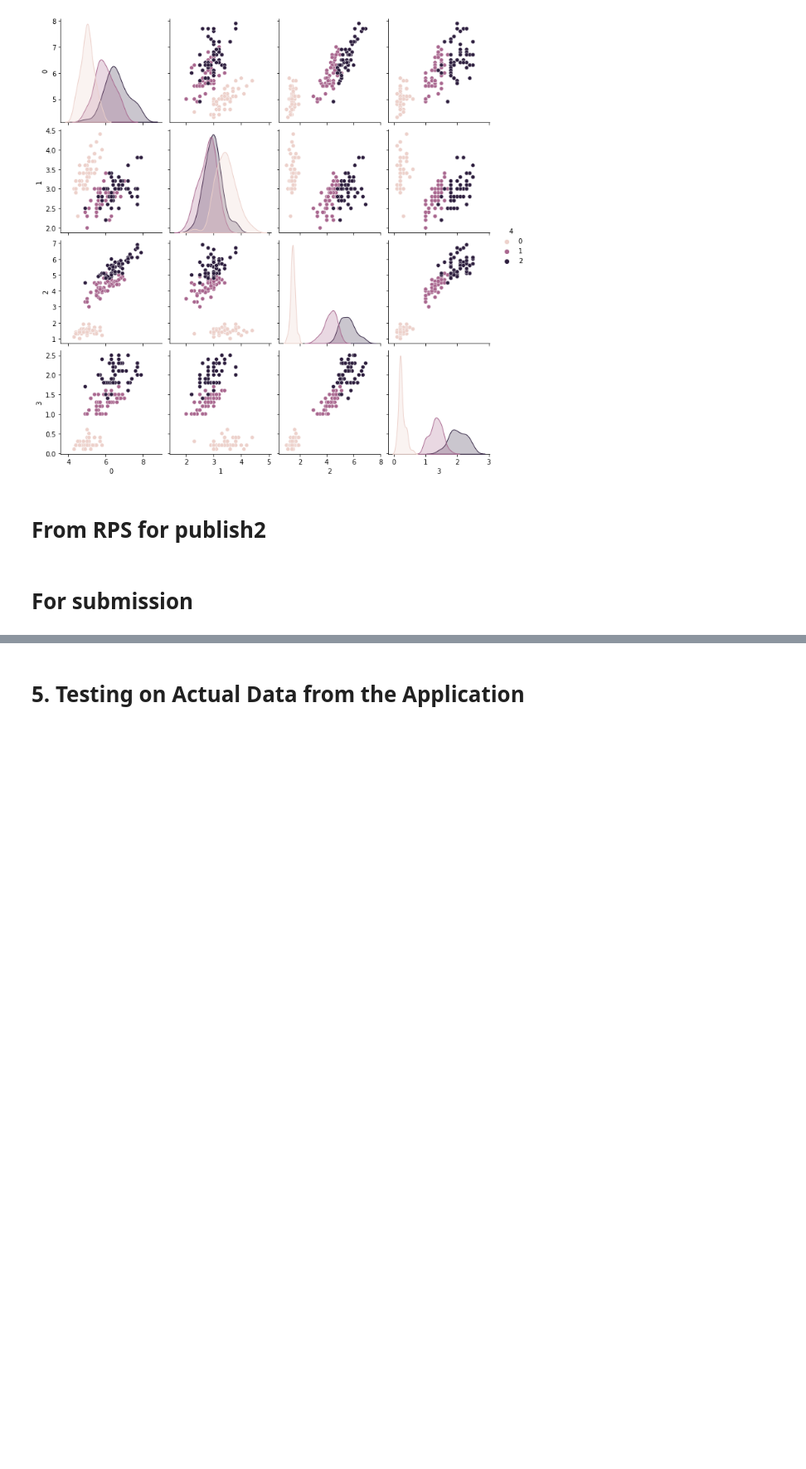
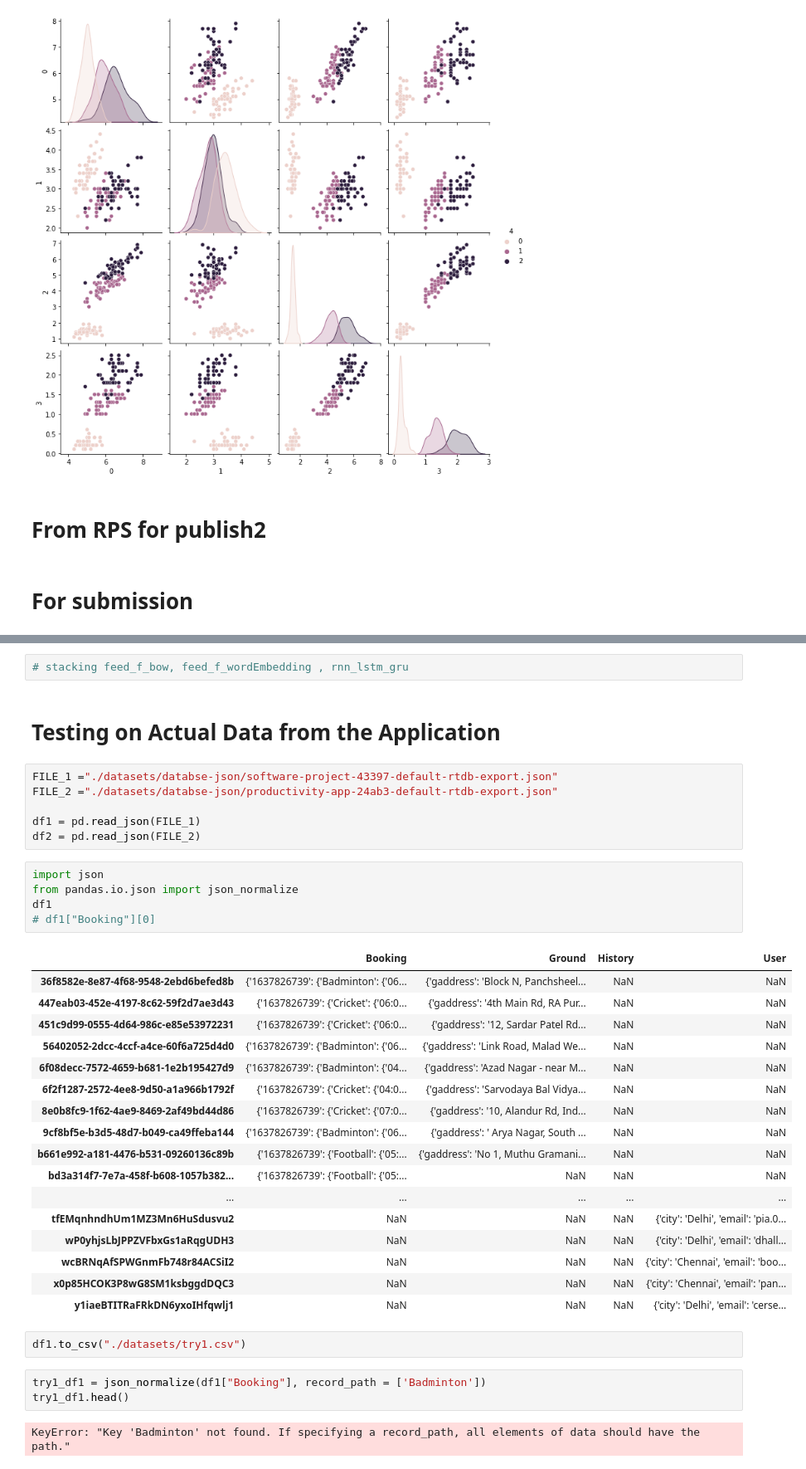
Before and after one commit to NeelChoksi/SEM6_TARP_VIT, a Jupyter notebook: implementation/Sentiment_2.ipynb, the cells around one changed output, grey strips where cells are left out. Shown: that part at 83% size. Cells and saved outputs as stored; diff of their text form; blank space fills up the shorter version.

Commit message:
started feed forward bow sentiment

```diff
--- a/implementation/Sentiment_2.ipynb
+++ b/implementation/Sentiment_2.ipynb
@@ -425,2 +627,40 @@ sns.pairplot(v_df,hue='4')
+# %%
+# stacking feed_f_bow, feed_f_wordEmbedding , rnn_lstm_gru
 # %% [markdown]
-# 5. Testing on Actual Data from the Application
+# Testing on Actual Data from the Application
+# %%
+FILE_1 ="./datasets/databse-json/software-project-43397-default-rtdb-export.json"
+FILE_2 ="./datasets/databse-json/productivity-app-24ab3-default-rtdb-export.json"
+
+df1 = pd.read_json(FILE_1)
+df2 = pd.read_json(FILE_2)
+# %%
+import json
+from pandas.io.json import json_normalize
+df1
+# df1["Booking"][0]
+# %% [output]
+|  | Booking | Ground | History | User |
+| 36f8582e-8e87-4f68-9548-2ebd6befed8b | {'1637826739': {'Badminton': {'06... | {'gaddress': 'Block N, Panchsheel... | NaN | NaN |
+| 447eab03-452e-4197-8c62-59f2d7ae3d43 | {'1637826739': {'Cricket': {'06:0... | {'gaddress': '4th Main Rd, RA Pur... | NaN | NaN |
+| 451c9d99-0555-4d64-986c-e85e53972231 | {'1637826739': {'Cricket': {'06:0... | {'gaddress': '12, Sardar Patel Rd... | NaN | NaN |
+| 56402052-2dcc-4ccf-a4ce-60f6a725d4d0 | {'1637826739': {'Badminton': {'06... | {'gaddress': 'Link Road, Malad We... | NaN | NaN |
+| 6f08decc-7572-4659-b681-1e2b195427d9 | {'1637826739': {'Badminton': {'04... | {'gaddress': 'Azad Nagar - near M... | NaN | NaN |
+| 6f2f1287-2572-4ee8-9d50-a1a966b1792f | {'1637826739': {'Cricket': {'04:0... | {'gaddress': 'Sarvodaya Bal Vidya... | NaN | NaN |
+| 8e0b8fc9-1f62-4ae9-8469-2af49bd44d86 | {'1637826739': {'Cricket': {'07:0... | {'gaddress': '10, Alandur Rd, Ind... | NaN | NaN |
+| 9cf8bf5e-b3d5-48d7-b049-ca49ffeba144 | {'1637826739': {'Badminton': {'06... | {'gaddress': ' Arya Nagar, South ... | NaN | NaN |
+| b661e992-a181-4476-b531-09260136c89b | {'1637826739': {'Football': {'05:... | {'gaddress': 'No 1, Muthu Gramani... | NaN | NaN |
+| bd3a314f7-7e7a-458f-b608-1057b382... | {'1637826739': {'Football': {'05:... | NaN | NaN | NaN |
+| ... | ... | ... | ... | ... |
+| tfEMqnhndhUm1MZ3Mn6HuSdusvu2 | NaN | NaN | NaN | {'city': 'Delhi', 'email': 'pia.0... |
+| wP0yhjsLbJPPZVFbxGs1aRqgUDH3 | NaN | NaN | NaN | {'city': 'Delhi', 'email': 'dhall... |
+| wcBRNqAfSPWGnmFb748r84ACSiI2 | NaN | NaN | NaN | {'city': 'Chennai', 'email': 'boo... |
+| x0p85HCOK3P8wG8SM1ksbggdDQC3 | NaN | NaN | NaN | {'city': 'Chennai', 'email': 'pan... |
+| y1iaeBTITRaFRkDN6yxoIHfqwlj1 | NaN | NaN | NaN | {'city': 'Delhi', 'email': 'cerse... |
+# %%
+df1.to_csv("./datasets/try1.csv")
+# %%
+try1_df1 = json_normalize(df1["Booking"], record_path = ['Badminton'])
+try1_df1.head()
+# %% [output]
+KeyError: "Key 'Badminton' not found. If specifying a record_path, all elements of data should have the path."
```
Also changed, not shown: parts of 30 cells of this notebook, 1 other file.
